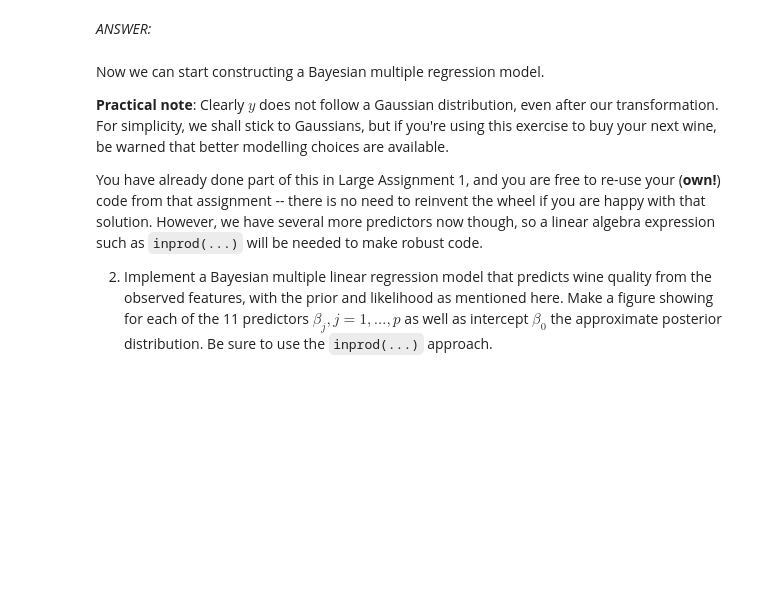
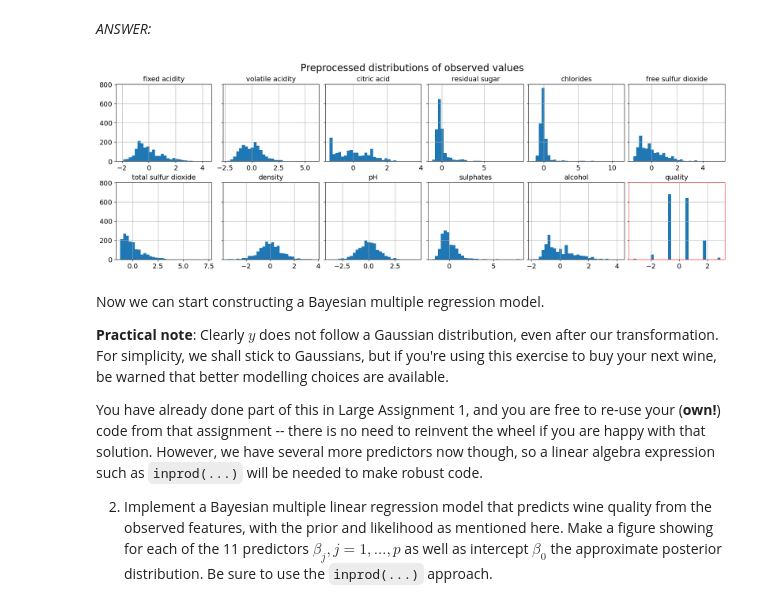
Before and after one commit to DerOeko/SOW-BKI203BS, a Jupyter notebook: LargeAssignment2/Ferdinand_Paar_s1128559_Samuel_Nellessen_s1102282_Assignment_LargeAssignment2.ipynb, the cells around one changed output. Saved outputs shown, nothing was run; the diff lists cells and outputs as text; code cells hidden in the pictures; blank space fills up the shorter version.

```diff
--- a/LargeAssignment2/Ferdinand_Paar_s1128559_Samuel_Nellessen_s1102282_Assignment_LargeAssignment2.ipynb
+++ b/LargeAssignment2/Ferdinand_Paar_s1128559_Samuel_Nellessen_s1102282_Assignment_LargeAssignment2.ipynb
@@ -534,28 +537,32 @@ The standard data science approach to address this, is to standardize our input,
 _ANSWER:_
 # %%
 x = df.values[:, 0:-1]
-x = ... # preprocess
+x = (x - x.mean(axis=0)) / x.std(axis=0) # preprocess
 y = df.values[:, -1]
-y = ... # preprocess
+y = (y - y.mean(axis=0)) / y.std(axis=0) # preprocess
 n, p = x.shape
 
 _, axes = plt.subplots(nrows=2, ncols=6, sharey=True, constrained_layout=True,
                        figsize=(18, 6))
 
 for i, ax in enumerate(axes.flatten()):
     if i < p:
         ax.hist(x[:, i], bins=30)
     else:
         ax.hist(y, bins=30)
+    ax.grid(True)
+
     ax.set_title(feature_names[i], fontsize=14)
 
 
 ax = axes.flatten()[-1]
 for _, spine in ax.spines.items():
     spine.set_color('red')
     spine.set_color('red')
 
 plt.suptitle('Preprocessed distributions of observed values', fontsize=20);
+# %% [output]
+[figure, added]
 # %% [markdown]
 Now we can start constructing a Bayesian multiple regression model.
 
```
Also changed, not shown: parts of 12 cells of this notebook, 2 other files.
